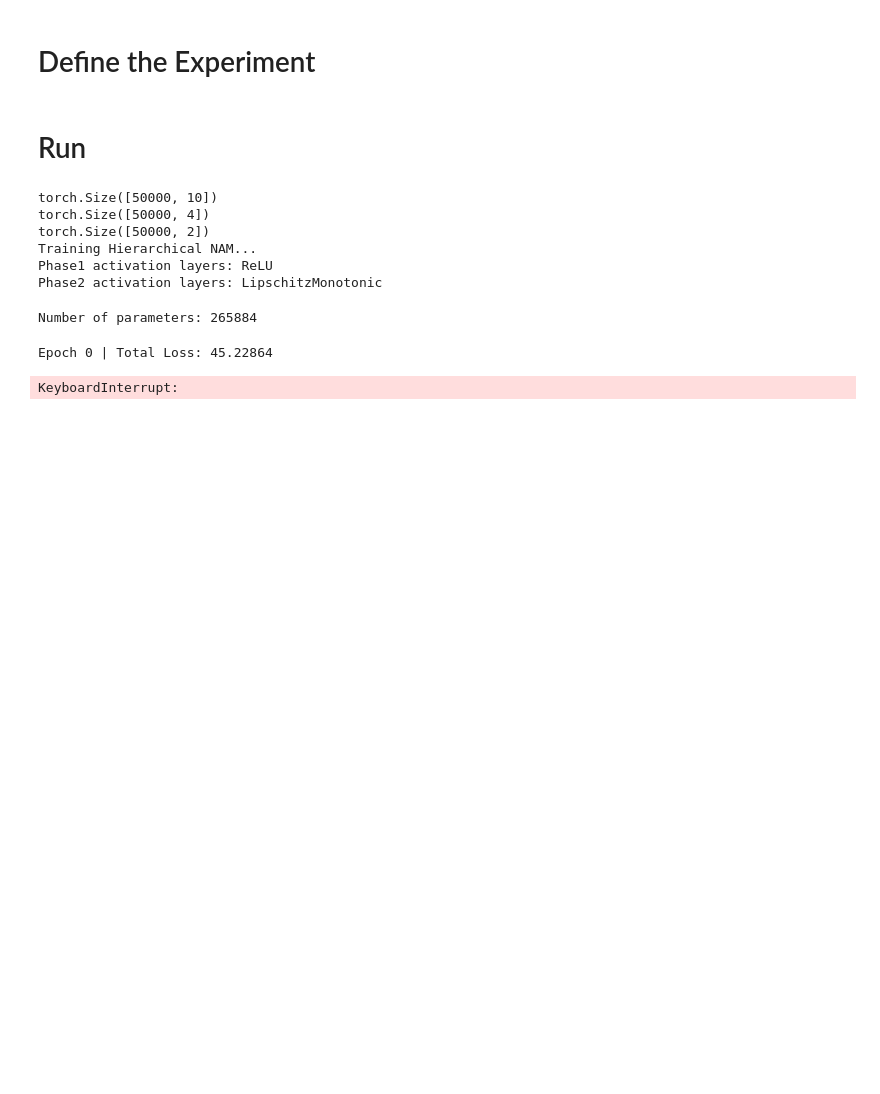
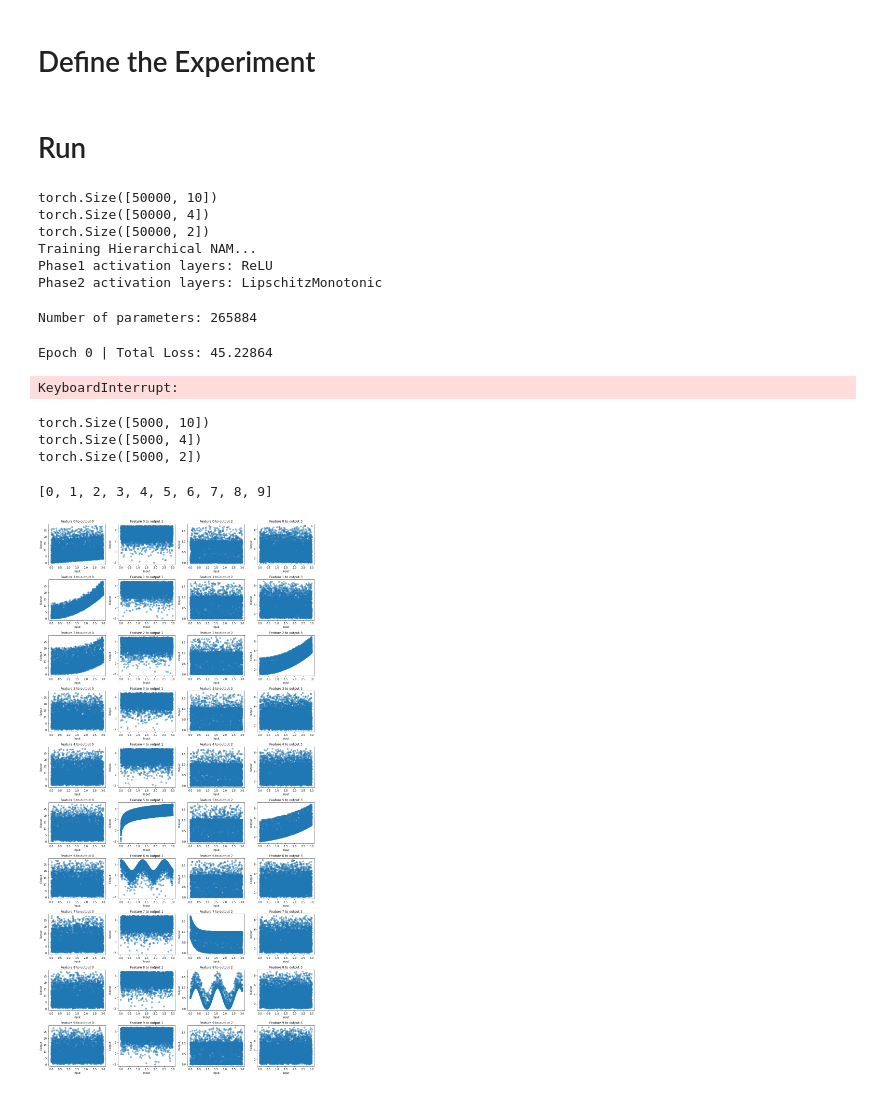
Before and after one commit to yuvalzehavi22/multi-classification-NAM, a Jupyter notebook: hirarchial_nam.ipynb, the cells around one changed output. Cells and saved outputs as stored; diff of their text form; code cells hidden in the pictures; blank space fills up the shorter version.

```diff
--- a/hirarchial_nam.ipynb
+++ b/hirarchial_nam.ipynb
@@ -457,0 +513,2 @@ KeyboardInterrupt:
+# %%
+args = parse_args()
@@ -457,0 +526,33 @@ KeyboardInterrupt:
+# %%
+X, y_phase1 = SyntheticDatasetGenerator.get_synthetic_data_phase1(5000, args.in_features)
+y_phase2 = SyntheticDatasetGenerator.get_synthetic_data_phase2(y_phase1)
+# %% [output]
+torch.Size([5000, 10])
+torch.Size([5000, 4])
+torch.Size([5000, 2])
+# %%
+ls = [i for i in range(10)]
+ls
+# %% [output]
+[0, 1, 2, 3, 4, 5, 6, 7, 8, 9]
+# %%
+# Number of features and outputs you want to plot
+features_to_plot = [i for i in range(10)]  # indices of features to plot (adjust as needed)
+num_outputs = y_phase1.shape[1]  # number of outputs (y_1, y_2, y_3, y_4)
+
+# Create a grid of subplots
+fig, axes = plt.subplots(len(features_to_plot), num_outputs, figsize=(15,30))
+
+# Plotting loop
+for i, feature_idx in enumerate(features_to_plot):
+    for j in range(num_outputs):
+        axes[i, j].scatter(X[:, feature_idx], y_phase1[:, j], alpha=0.5)
+        axes[i, j].set_title(f'Feature {feature_idx} to output {j}')
+        axes[i, j].set_xlabel('Input')
+        axes[i, j].set_ylabel('Output')
+
+# Adjust layout
+plt.tight_layout()
+plt.show()
+# %% [output]
+[figure, added]
```
Also changed, not shown: parts of 2 cells of this notebook, 30 other files.
